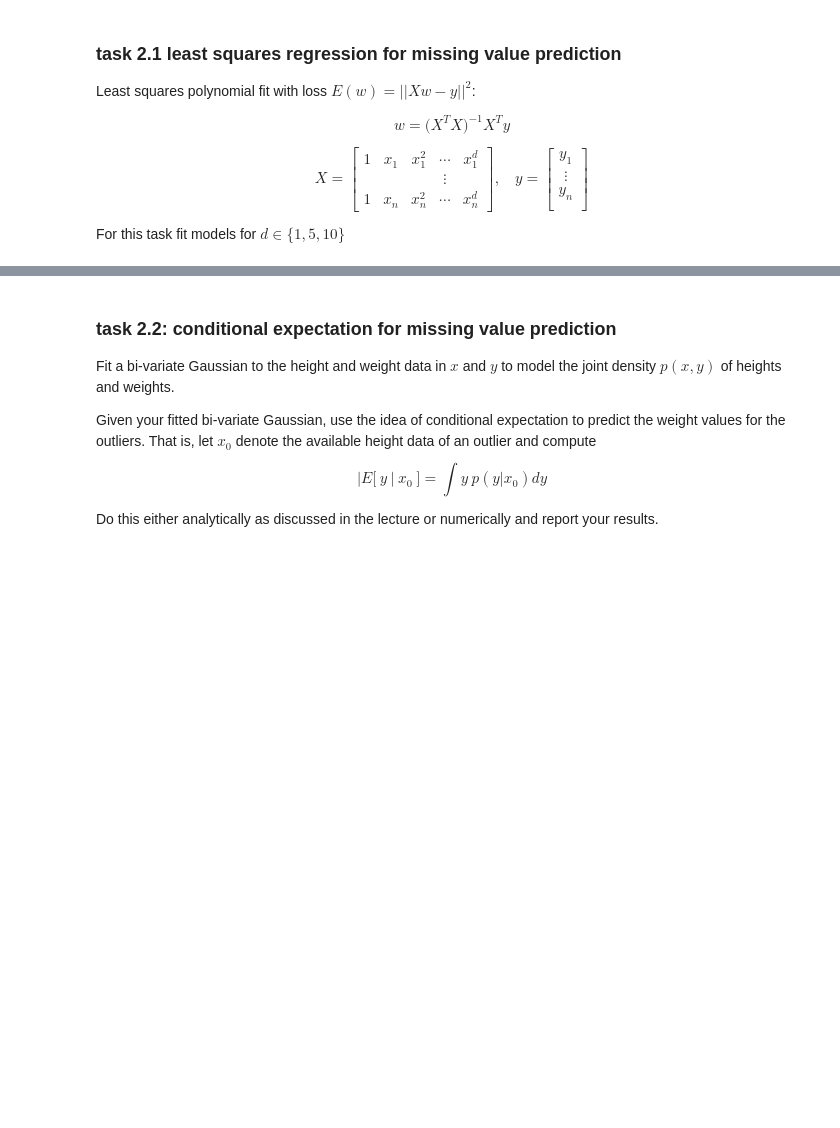
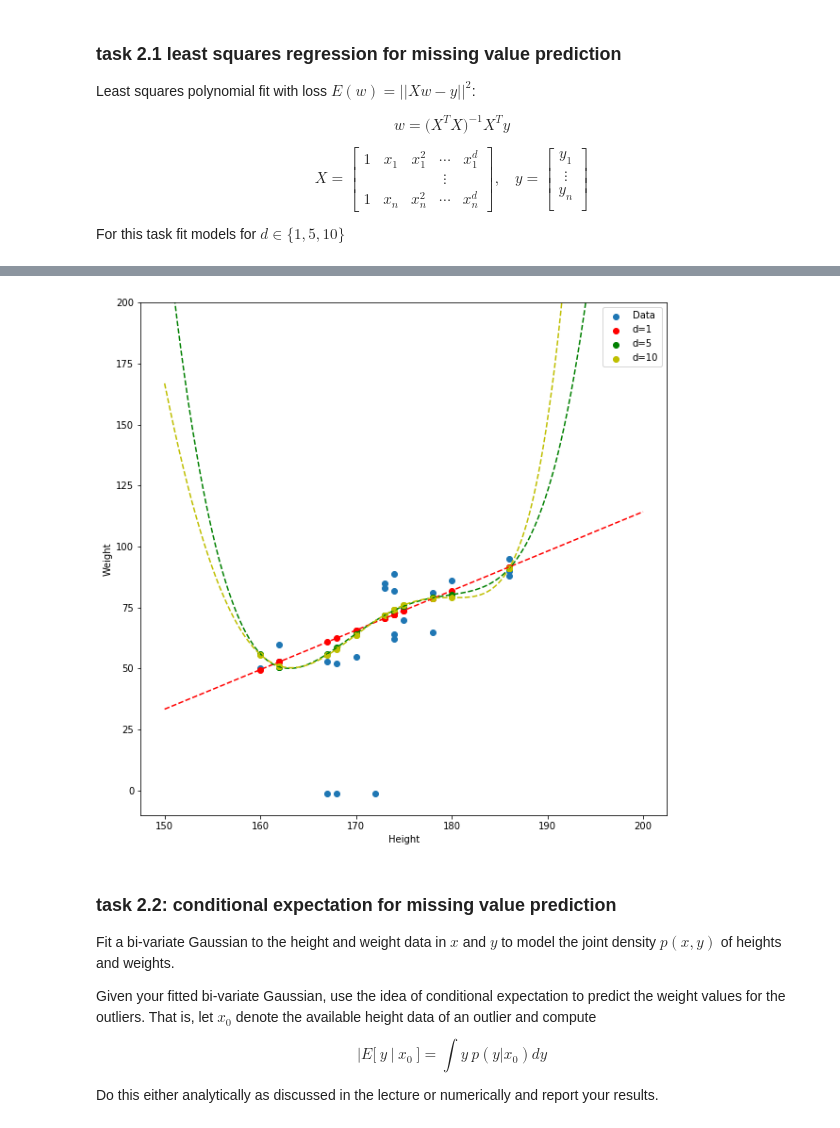
Before and after one commit to jutanke/bit_projects, a Jupyter notebook: project2/final_solution.ipynb, the cells around one changed output, grey strips where cells are left out. Drawn from its saved outputs; the diff is of its cells as text; code cells hidden in the pictures; blank space fills up the shorter version.

```diff
--- a/project2/final_solution.ipynb
+++ b/project2/final_solution.ipynb
@@ -145,0 +38,93 @@ d=10
+# %%
+%matplotlib inline
+import numpy as np
+from numpy.linalg import inv
+import matplotlib.pyplot as plt
+import sys
+
+
+
+def predict(X_design, theta):
+    predictions = np.matmul(X_design,theta)
+    return predictions
+
+def leastSquaresUnstable(X_design, Y):
+    X_T_X = np.matmul(X_design.T, X_design)
+    inverse = np.linalg.inv(X_T_X)
+    theta_MLE = np.matmul(np.matmul(inverse, X_design.T), Y)
+
+    return theta_MLE
+
+def leastSquaresStable(X_design, Y):
+    theta_MLE = np.matmul(np.linalg.pinv(X_design), Y)
+
+    return theta_MLE
+
+def commputeDesignX(X,d):
+    X_design = np.array([[x ** (i) for i in range(d + 1)] for x in X])
+
+    return X_design
+
+# def leastSquares(X_design,Ys):
+#
+#     X_T_X = np.matmul(np.transpose(X_design), X_design)
+#     inverse = np.linalg.inv(X_T_X)
+#     theta_MLE = np.matmul(np.matmul(inverse, np.transpose(X_design)), Ys)
+#
+#     return theta_MLE
+
+dataPath = 'whData.dat'
+data = np.loadtxt(dataPath, dtype=np.object, comments='#', delimiter=None)
+ws = data[:, 0].astype('int32')
+hs = data[:, 1].astype('int32')
+gs = data[:, 2]
+
+wsAll = np.array(ws, dtype=float)
+hsAll = np.array(hs, dtype=float)
+gsAll = np.array(gs)
+
+# Remove outliers
+wIndex = ((ws > 0) * 1).nonzero()
+wIndexOutliers = ((ws < 0) * 1).nonzero()
+
+ws = wsAll[wIndex]
+hs = hsAll[wIndex]
+gs = gsAll[wIndex]
+
+hsOut = hs[wIndexOutliers]
+
+Ds = [1,5,10]
+colors = ['r--','g--','y--']
+colorsScatter = ['r', 'g', 'y']
+xs = np.linspace(150, 200, 1000)
+plt.figure(figsize=(10,10))
+plt.scatter(hsAll, wsAll, label='Data')
+
+for i,d in enumerate(Ds):
+    X_design = commputeDesignX(X=hs, d=d)
+    theta_MLE_unstable = leastSquaresUnstable(X_design=X_design,Y=ws)
+    theta_MLE_Stable = leastSquaresStable(X_design=X_design,Y=ws)
+    print("d: %d    theta_MLE_unstable: %s \n" % (d, theta_MLE_unstable))
+    print("d: %d    theta_MLE_Stable: %s \n" % (d,theta_MLE_Stable))
+    # Predictions for outliers
+    X_design_Out = commputeDesignX(hsOut,d=d)
+    predsOutliers = predict(X_design=X_design_Out, theta=theta_MLE_Stable)
+    for j,predO in enumerate(predsOutliers):
+        print("height: %f  predicted weight: %f" % (hsOut[j], predsOutliers[j]))
+    print('------------------')
+
+    predictions = predict(X_design=X_design, theta=theta_MLE_Stable)
+    X_design_xs = commputeDesignX(xs, d=d)
+    ys = predict(X_design=X_design_xs, theta=theta_MLE_Stable)
+
+    # Plot
+    plt.xlabel('Height')
+    plt.ylabel('Weight')
+    label = 'd=' + str(d)
+    plt.ylim([-10, 200])
+    plt.scatter(hs, predictions, color=colorsScatter[i],label=label)
+    plt.plot(xs, ys, colors[i])
+    plt.legend()
+
+plt.show()
+# %% [output]
@@ -146,3 +148,4 @@ d=10
+[figure, added]
 # %% [markdown]
 ### task 2.2: conditional expectation for missing value prediction
 
```
Also changed, not shown: parts of 4 cells of this notebook.
